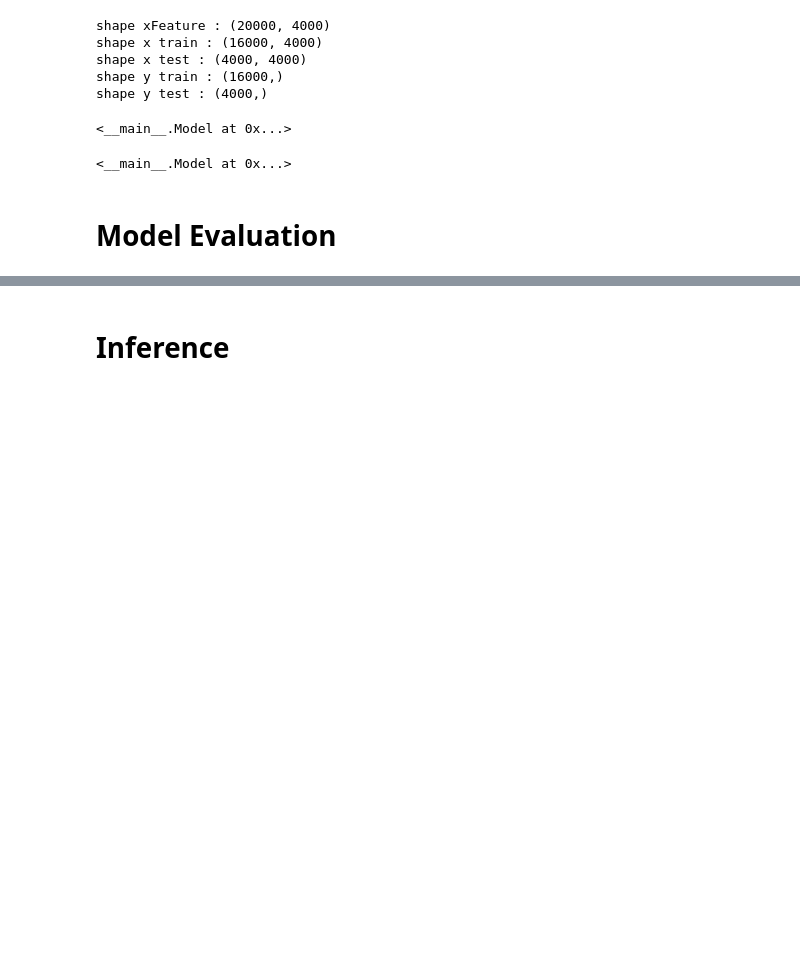
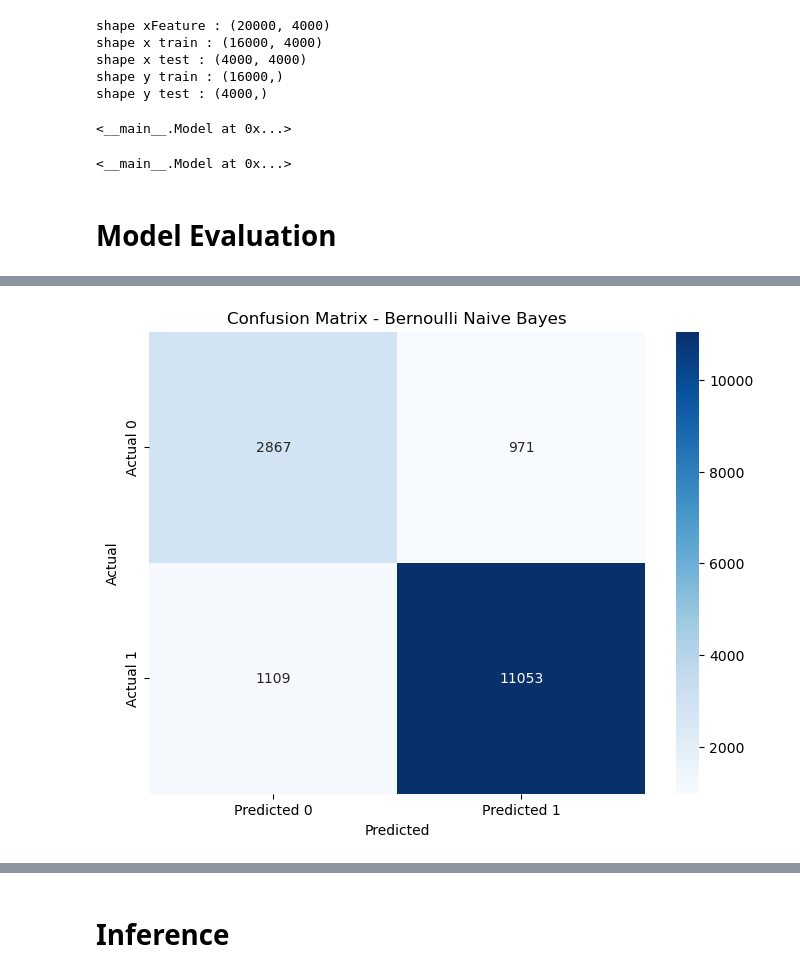
Before and after one commit to avimallik/amazon_reviews_sentiment_analysis_naive_bayes, a Jupyter notebook: amazon_reviews_sentiment_analysis_naive_bayes.ipynb, the cells around one changed output, grey strips where cells are left out. Cells and saved outputs as stored; diff of their text form; code cells hidden in the pictures; blank space fills up the shorter version.

```diff
--- a/amazon_reviews_sentiment_analysis_naive_bayes.ipynb
+++ b/amazon_reviews_sentiment_analysis_naive_bayes.ipynb
@@ -317,0 +358,5 @@ Accuracy Score - Test Split Multinomial NB : 0.93125
+# %%
+cm_bernoulli = confusion_matrix(y_train, ypred_training_bernouli)
+plot_confusion(cm_bernoulli, 'Confusion Matrix - Bernoulli Naive Bayes')
+# %% [output]
+[figure, added]
```
Also changed, not shown: parts of 20 cells of this notebook, 9 other files.
